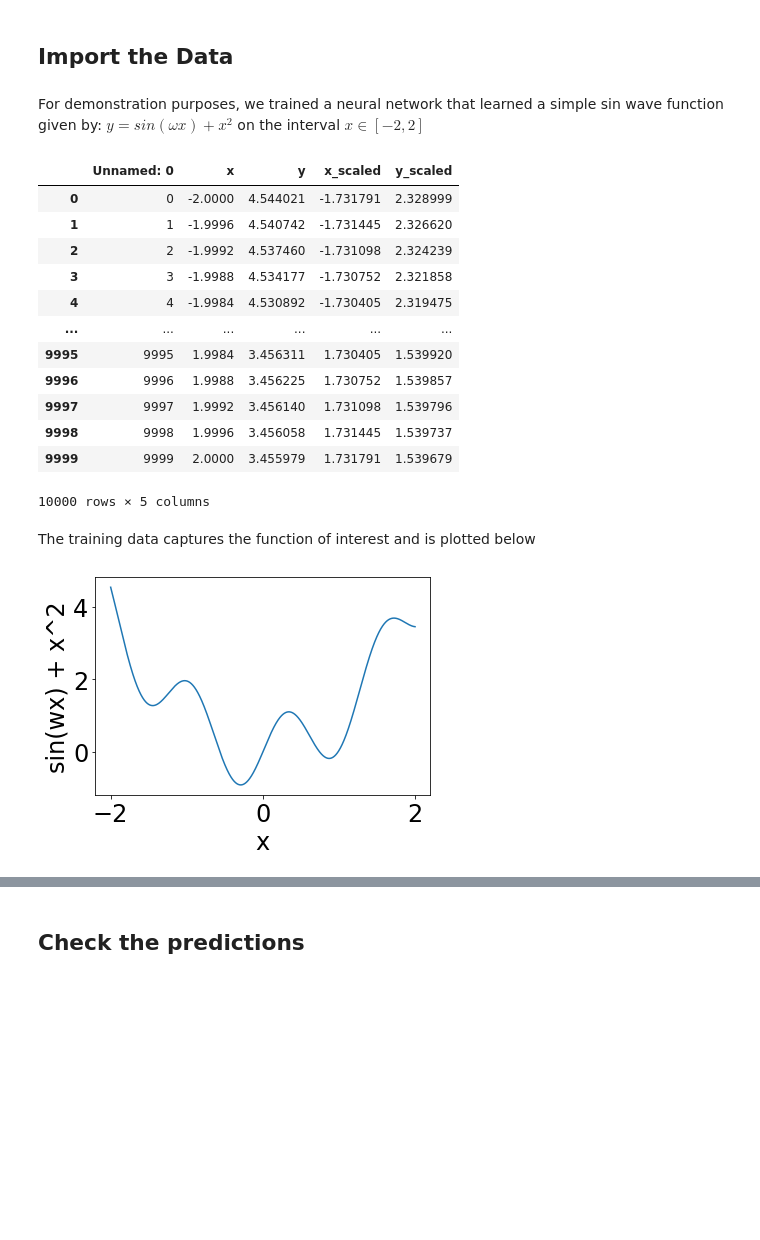
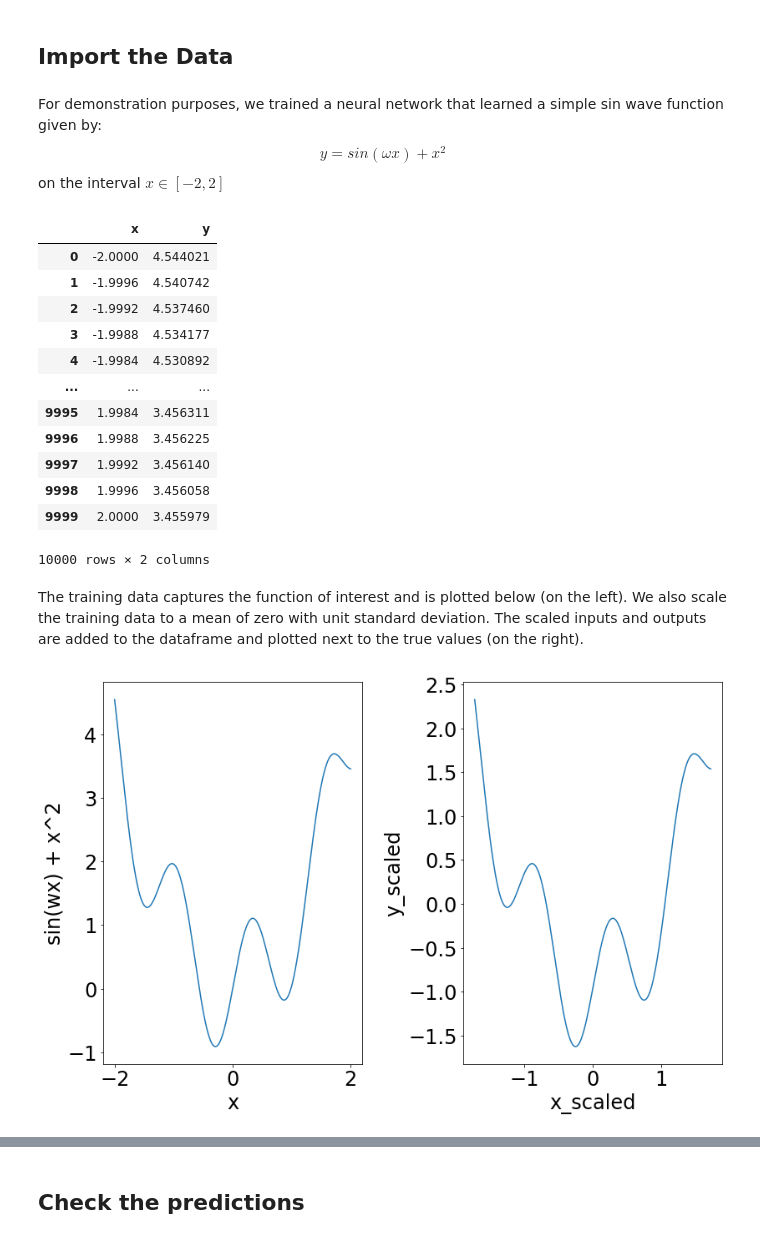
Before and after one commit to chrismarquez/OMLT, a Jupyter notebook: docs/notebooks/neuralnet/formulate_neural_networks.ipynb, the cells around one changed output, grey strips where cells are left out. Saved outputs shown, nothing was run; the diff lists cells and outputs as text; code cells hidden in the pictures; blank space fills up the shorter version.

```diff
--- a/docs/notebooks/neuralnet/formulate_neural_networks.ipynb
+++ b/docs/notebooks/neuralnet/formulate_neural_networks.ipynb
@@ -33,35 +40,52 @@ import omlt
 # %% [markdown]
 ## Import the Data
 # %% [markdown]
-For demonstration purposes, we trained a neural network that learned a simple sin wave function given by:
-$y=sin(\omega x) + x^2$ on the interval $x \in [-2,2]$
+For demonstration purposes, we trained a neural network that learned a simple sin wave function given by:<br>
+$$
+y=sin(\omega x) + x^2
+$$
+on the interval $x \in [-2,2]$
 # %%
-#load the original training data
-df = pd.read_csv("keras_model_sin_wave/sinwave_dataset.csv")
+df = pd.read_csv("../data/sin_quadratic.csv",index_col=[0])
 df
 # %% [output]
-|  | Unnamed: 0 | x | y | x_scaled | y_scaled |
-| 0 | 0 | -2.0000 | 4.544021 | -1.731791 | 2.328999 |
-| 1 | 1 | -1.9996 | 4.540742 | -1.731445 | 2.326620 |
-| 2 | 2 | -1.9992 | 4.537460 | -1.731098 | 2.324239 |
-| 3 | 3 | -1.9988 | 4.534177 | -1.730752 | 2.321858 |
-| 4 | 4 | -1.9984 | 4.530892 | -1.730405 | 2.319475 |
-| ... | ... | ... | ... | ... | ... |
-| 9995 | 9995 | 1.9984 | 3.456311 | 1.730405 | 1.539920 |
-| 9996 | 9996 | 1.9988 | 3.456225 | 1.730752 | 1.539857 |
-| 9997 | 9997 | 1.9992 | 3.456140 | 1.731098 | 1.539796 |
-| 9998 | 9998 | 1.9996 | 3.456058 | 1.731445 | 1.539737 |
-| 9999 | 9999 | 2.0000 | 3.455979 | 1.731791 | 1.539679 |
+|  | x | y |
+| 0 | -2.0000 | 4.544021 |
+| 1 | -1.9996 | 4.540742 |
+| 2 | -1.9992 | 4.537460 |
+| 3 | -1.9988 | 4.534177 |
+| 4 | -1.9984 | 4.530892 |
+| ... | ... | ... |
+| 9995 | 1.9984 | 3.456311 |
+| 9996 | 1.9988 | 3.456225 |
+| 9997 | 1.9992 | 3.456140 |
+| 9998 | 1.9996 | 3.456058 |
+| 9999 | 2.0000 | 3.455979 |
-10000 rows × 5 columns
+10000 rows × 2 columns
 # %% [markdown]
-The training data captures the function of interest and is plotted below
+The training data captures the function of interest and is plotted below (on the left). We also scale the training data to a mean of zero with unit standard deviation. The scaled inputs and outputs are added to the dataframe and plotted next to the true values (on the right).
 # %%
 x = df["x"]
 y = df["y"]
-plt.plot(x,y)
-plt.xlabel("x")
-plt.ylabel("sin(wx) + x^2");
+
+mean_data = df.mean(axis=0)
+std_data = df.std(axis=0)
+df["x_scaled"] = (df['x'] - mean_data['x']) / std_data['x']
+df["y_scaled"] = (df['y'] - mean_data['y']) / std_data['y']
+
+f, (ax1, ax2) = plt.subplots(1, 2,figsize = (12,8))
+
+ax1.plot(x, y)
+ax1.set_xlabel("x")
+ax1.set_ylabel("sin(wx) + x^2");
+
+
+ax2.plot(df["x_scaled"], df["y_scaled"])
+ax2.set_xlabel("x_scaled")
+ax2.set_ylabel("y_scaled");
+
+plt.tight_layout()
 # %% [output]
-[figure, old version]
+[figure, new version]
 # %% [markdown]
 ## Train the Neural Network
```
Also changed, not shown: parts of 24 cells of this notebook, 2 other files.
